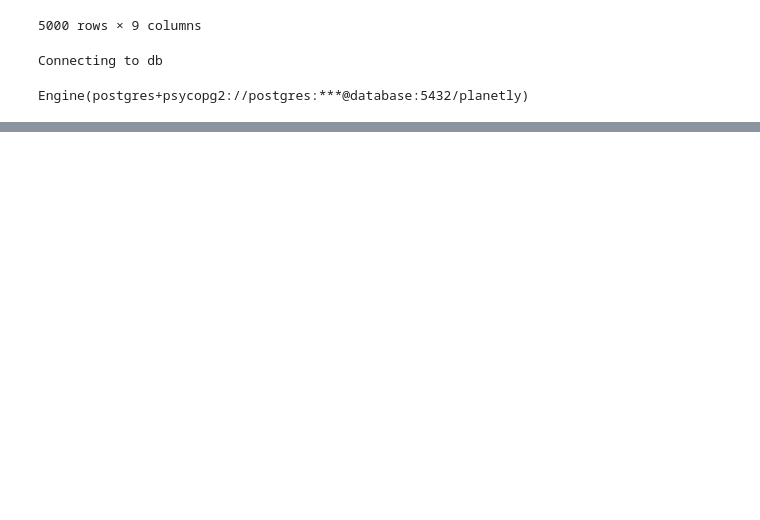
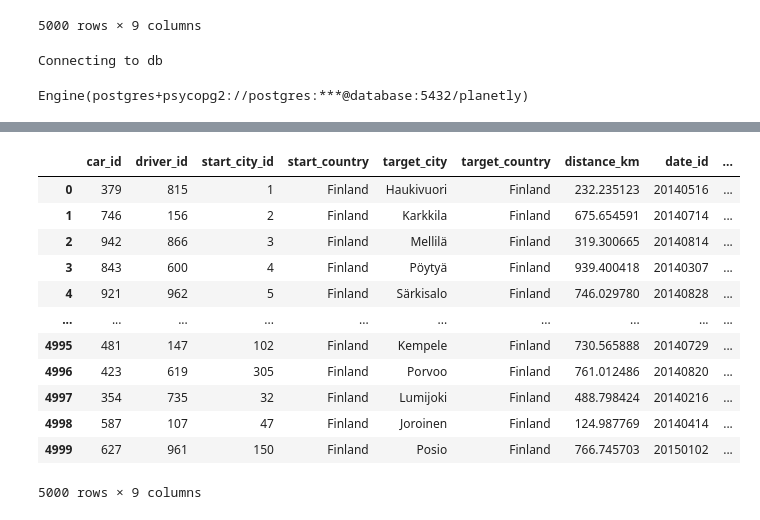
Before and after one commit to aniketkapdule/emission-project, a Jupyter notebook: simple_etl.ipynb, the cells around one changed output, grey strips where cells are left out. Drawn from its saved outputs; the diff is of its cells as text; code cells hidden in the pictures; blank space fills up the shorter version.

```diff
--- a/simple_etl.ipynb
+++ b/simple_etl.ipynb
@@ -534,0 +652,2 @@ dtype: object
+# %%
+df_car_driver_date_city_raw = select_table_from_db('car_driver_log')
@@ -534,0 +982,41 @@ dtype: object
+# %%
+#adding car_id in car_driver_log
+df_car_log = df_cars_db.merge(df_drivers_logbook_raw, how='right', on=['brand', 'model', 'engine_size_l', 'cylinders', 'fuel_type', 'transmission'])
+
+# adding a total_emission column
+values = df_car_log.distance_km * df_car_log.co2_emission_g_per_km
+df_car_log['total_emission'] = values
+
+# adding driver_id in car_driver_log
+df_car_driver_log_raw = df_car_log.merge(df_drivers_db, how='left', on=['name', 'first_name'])[['car_id', 'driver_id', 'start_city', 'start_country', 'target_city',
+    'target_country', 'distance_km', 'date', 'total_emission']]
+df_car_driver_log_raw['date'] = pd.to_datetime(df_car_driver_log_raw['date'])
+df_date_db = select_table_from_db('date')
+df_date_db['date'] = pd.to_datetime(df_date_db['date'])
+
+# adding date_id in car_driver_log
+df_car_driver_date_log_raw = df_car_driver_log_raw.merge(df_date_db, how='left', on=['date'])
+df_car_driver_date_log_raw = df_car_driver_date_log_raw[['car_id', 'driver_id', 'start_city', 'start_country', 'target_city', 'target_country', 'distance_km', 'date_id', 'total_emission']]
+
+#adding city_id in car_driver_log
+df_city_db = select_table_from_db('city')
+df_car_driver_date_start_city_raw = df_car_driver_date_city_raw.merge(df_city_db, how='left',    \
+        left_on=['start_city'], right_on=['city_name'])  \
+        [['car_id', 'driver_id', 'city_id', 'start_country', 'target_city', 'target_country', 'distance_km', 'date_id', 'total_emission']] \
+        .rename(columns={'city_id':'start_city_id'})
+# %%
+df_car_driver_date_start_city_raw
+# %% [output]
+|  | car_id | driver_id | start_city_id | start_country | target_city | target_country | distance_km | date_id | ... |
+| 0 | 379 | 815 | 1 | Finland | Haukivuori | Finland | 232.235123 | 20140516 | ... |
+| 1 | 746 | 156 | 2 | Finland | Karkkila | Finland | 675.654591 | 20140714 | ... |
+| 2 | 942 | 866 | 3 | Finland | Mellilä | Finland | 319.300665 | 20140814 | ... |
+| 3 | 843 | 600 | 4 | Finland | Pöytyä | Finland | 939.400418 | 20140307 | ... |
+| 4 | 921 | 962 | 5 | Finland | Särkisalo | Finland | 746.029780 | 20140828 | ... |
+| ... | ... | ... | ... | ... | ... | ... | ... | ... | ... |
+| 4995 | 481 | 147 | 102 | Finland | Kempele | Finland | 730.565888 | 20140729 | ... |
+| 4996 | 423 | 619 | 305 | Finland | Porvoo | Finland | 761.012486 | 20140820 | ... |
+| 4997 | 354 | 735 | 32 | Finland | Lumijoki | Finland | 488.798424 | 20140216 | ... |
+| 4998 | 587 | 107 | 47 | Finland | Joroinen | Finland | 124.987769 | 20140414 | ... |
+| 4999 | 627 | 961 | 150 | Finland | Posio | Finland | 766.745703 | 20150102 | ... |
+5000 rows × 9 columns
```
Also changed, not shown: parts of 48 cells of this notebook, 4 other files.
